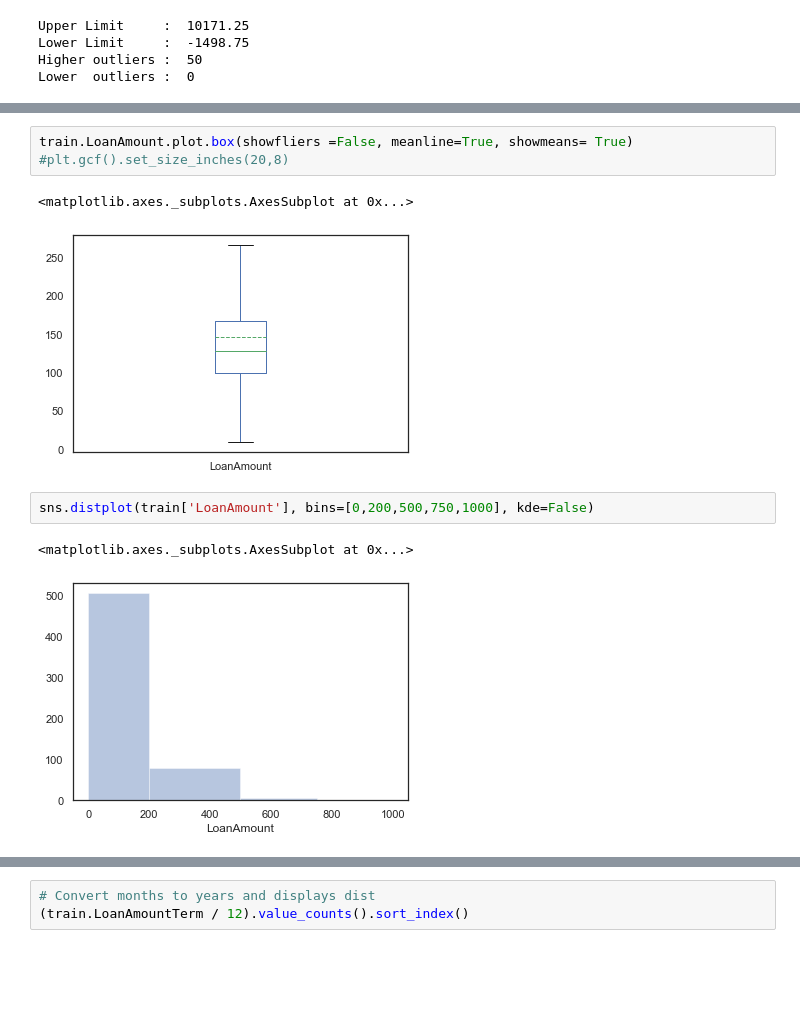
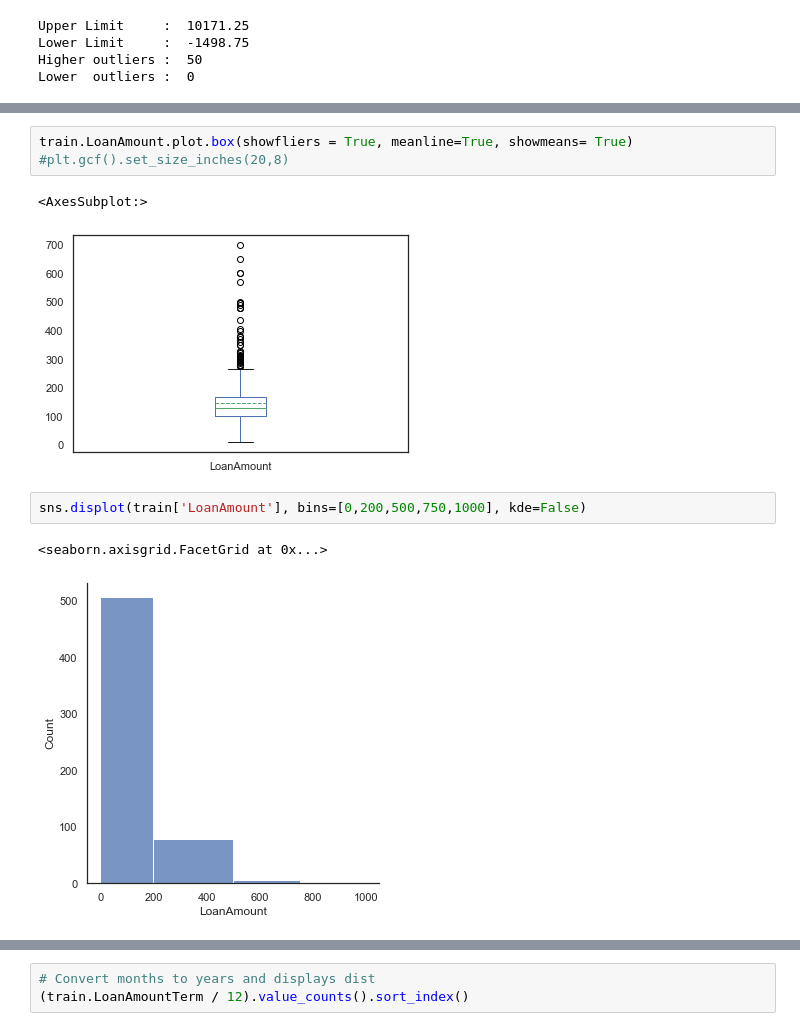
Before and after one commit to srikanthpragada/DS_30_NOV_2020, a Jupyter notebook: loan/loan_prediction.ipynb, the cells around one changed output, grey strips where cells are left out. Cells and saved outputs as stored; diff of their text form; blank space fills up the shorter version.

```diff
--- a/loan/loan_prediction.ipynb
+++ b/loan/loan_prediction.ipynb
@@ -304,12 +288,12 @@ sns.distplot(np.log(train.LoanAmount), kde=False)  # After log transformation
 # %%
-train.LoanAmount.plot.box(showfliers =False, meanline=True, showmeans= True)
+train.LoanAmount.plot.box(showfliers = True, meanline=True, showmeans= True)
 #plt.gcf().set_size_inches(20,8)
 # %% [output]
-<matplotlib.axes._subplots.AxesSubplot at 0x...>
+<AxesSubplot:>
-[figure, old version]
+[figure, new version]
 # %%
-sns.distplot(train['LoanAmount'], bins=[0,200,500,750,1000], kde=False)
+sns.displot(train['LoanAmount'], bins=[0,200,500,750,1000], kde=False)
 # %% [output]
-<matplotlib.axes._subplots.AxesSubplot at 0x...>
+<seaborn.axisgrid.FacetGrid at 0x...>
-[figure, old version]
+[figure, new version]
 # %%
```
Also changed, not shown: parts of 31 cells of this notebook.
